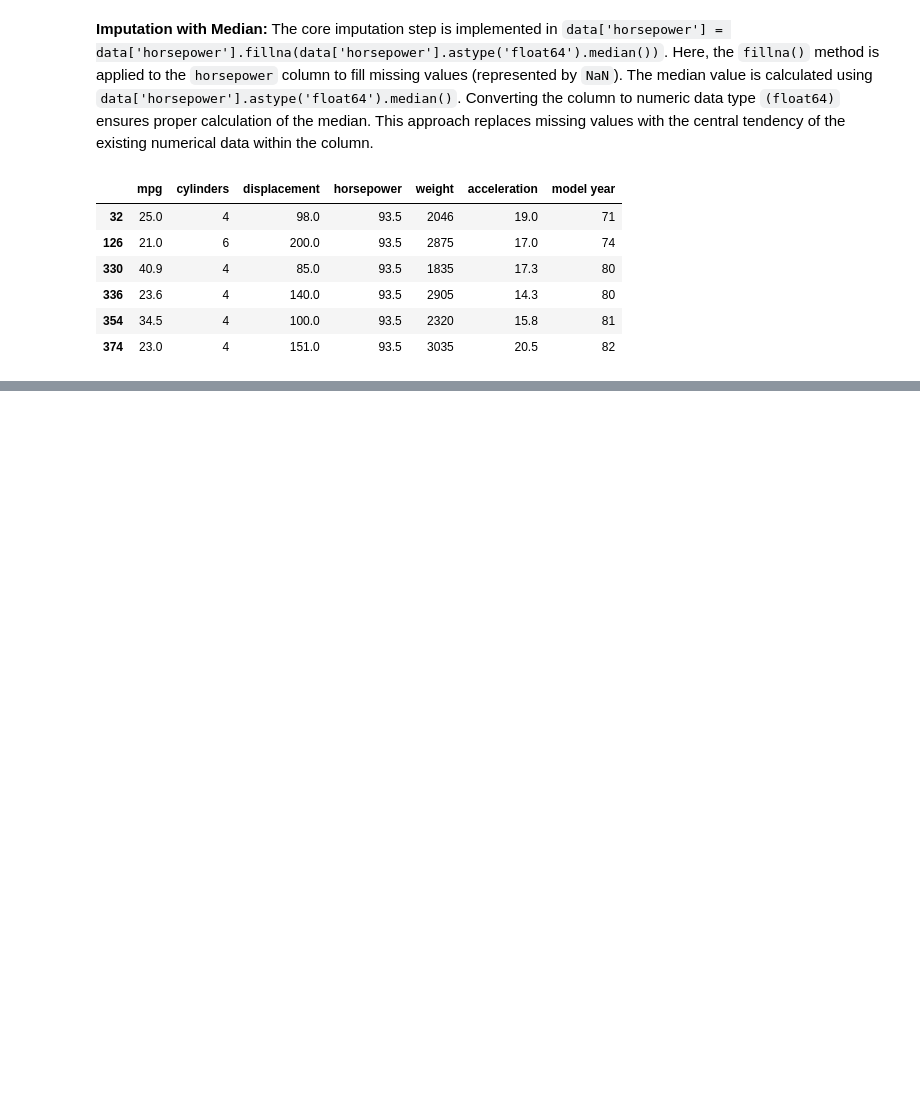
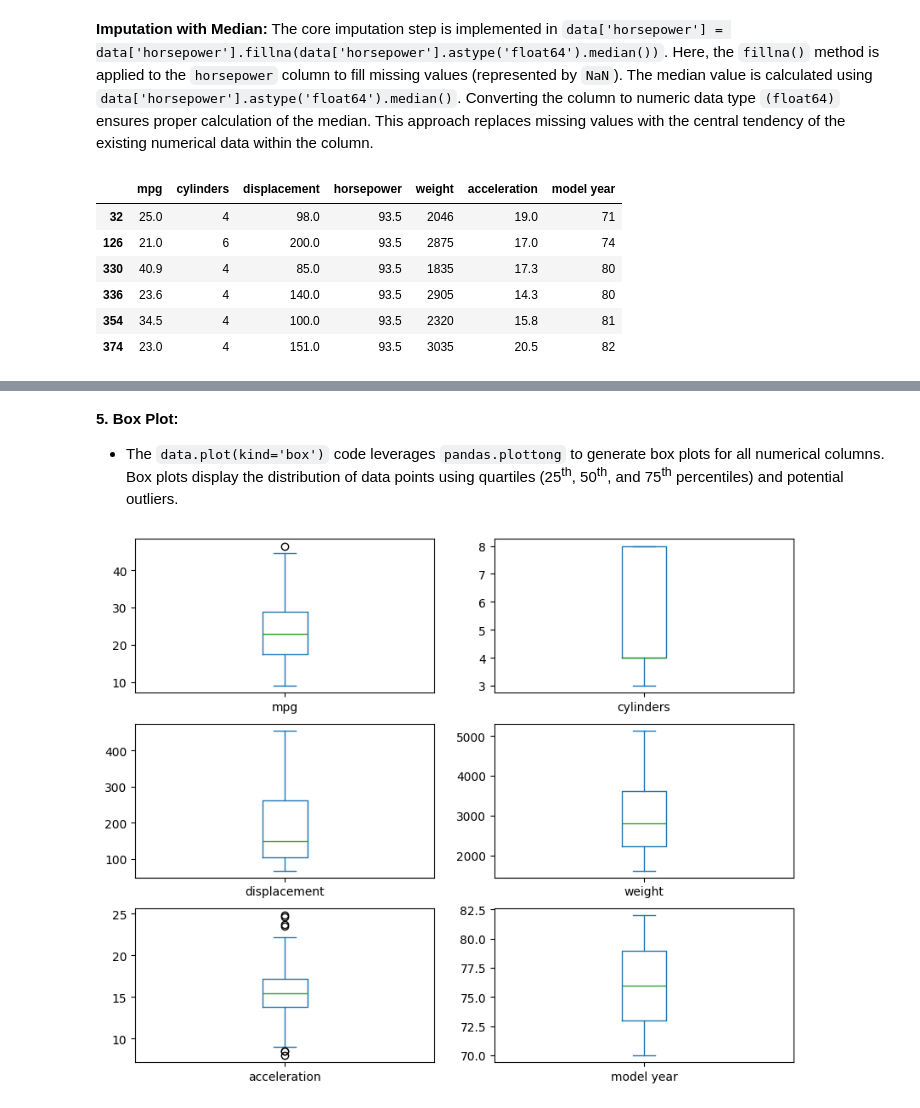
Before and after one commit to farzadasgari/machinepy, a Jupyter notebook: linear-regression.ipynb, the cells around one changed output, grey strips where cells are left out. Saved outputs shown, nothing was run; the diff lists cells and outputs as text; code cells hidden in the pictures; blank space fills up the shorter version.

```diff
--- a/linear-regression.ipynb
+++ b/linear-regression.ipynb
@@ -127,0 +159,9 @@ data.iloc[horsepower_nulls]
+# %% [markdown]
+**5. Box Plot:**
+   - The `data.plot(kind='box')` code leverages `pandas.plottong` to generate box plots for all numerical columns. Box plots display the distribution of data points using quartiles (25<sup>th</sup>, 50<sup>th</sup>, and 75<sup>th</sup> percentiles) and potential outliers.
+# %%
+data.plot(kind='box', sharex=False, subplots=True,
+         figsize=(10, 8), layout=(3, 2))
+plt.show()
+# %% [output]
+[figure, added]
```
Also changed, not shown: parts of 13 cells of this notebook.
